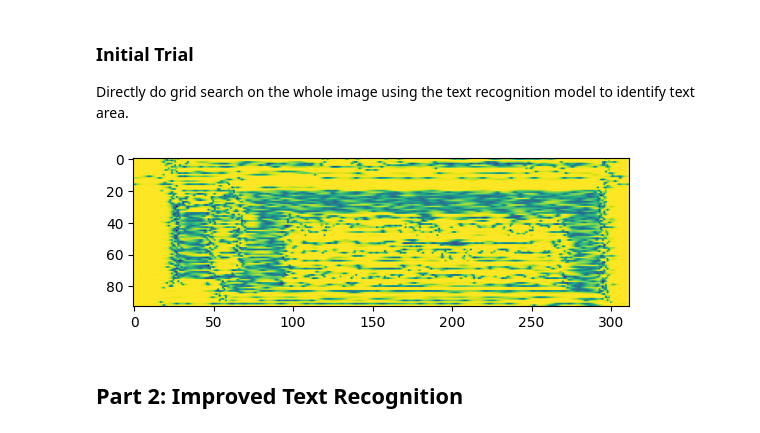
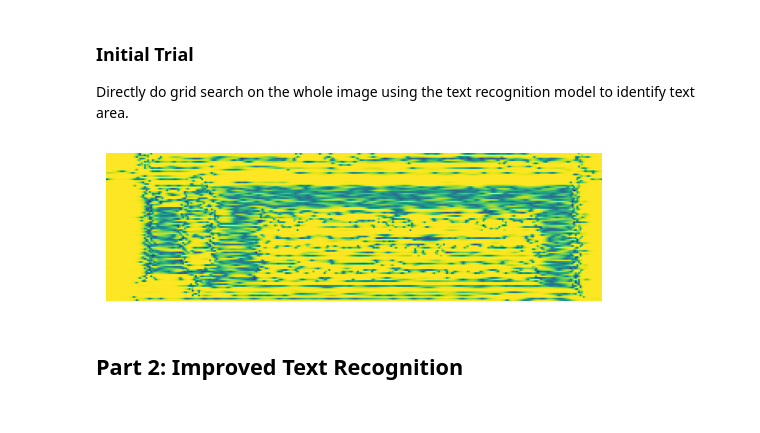
Before and after one commit to songwen6968/thesis-text-detection, a Jupyter notebook: thesis_text_detection.ipynb, the cells around one changed output. Cells and saved outputs as stored; diff of their text form; code cells hidden in the pictures.

Commit message:
fix part0 heatmap

```diff
--- a/thesis_text_detection.ipynb
+++ b/thesis_text_detection.ipynb
@@ -655,29 +655,29 @@ gridsearch_loader = DataLoader(gridsearch_dataset, batch_size=64)
 # %%
 heatmap = np.array([])
 heatmap_pred = np.array([])
 
 with torch.no_grad():
 
     progress_bar = tqdm.tqdm(gridsearch_loader)
     for inputs in progress_bar:
         inputs = inputs.cuda()
         # calculate outputs by running images through the network
         logits = net(inputs)
         # calculate probabilities using logits that the network outputs
         probs = F.softmax(logits, 1)
         # the class with the highest energy is what we choose as prediction
         max_probs, predictions = torch.max(probs.data, 1)
 
         heatmap = np.concatenate((heatmap, max_probs.cpu().numpy()))
         heatmap_pred = np.concatenate((heatmap_pred, predictions.cpu().numpy()))
 
 gridshape = gridsearch_dataset.gridshape
 heatmap, heatmap_pred = heatmap.reshape(gridshape), heatmap_pred.reshape(gridshape)
 
 output_dir = os.path.join(ws_dir, 'output/part0')
-plotgray(heatmap, cmap='viridis', save_dir=output_dir, file_name='heatmap')
+plotgray(heatmap, cmap='viridis', save_dir=output_dir, file_name='heatmap', axis=False)
 # %% [output]
-[figure, old version]
+[figure, new version]
 # %%
 del net
 del train_dataset
```
Also changed, not shown: 1 other file.
